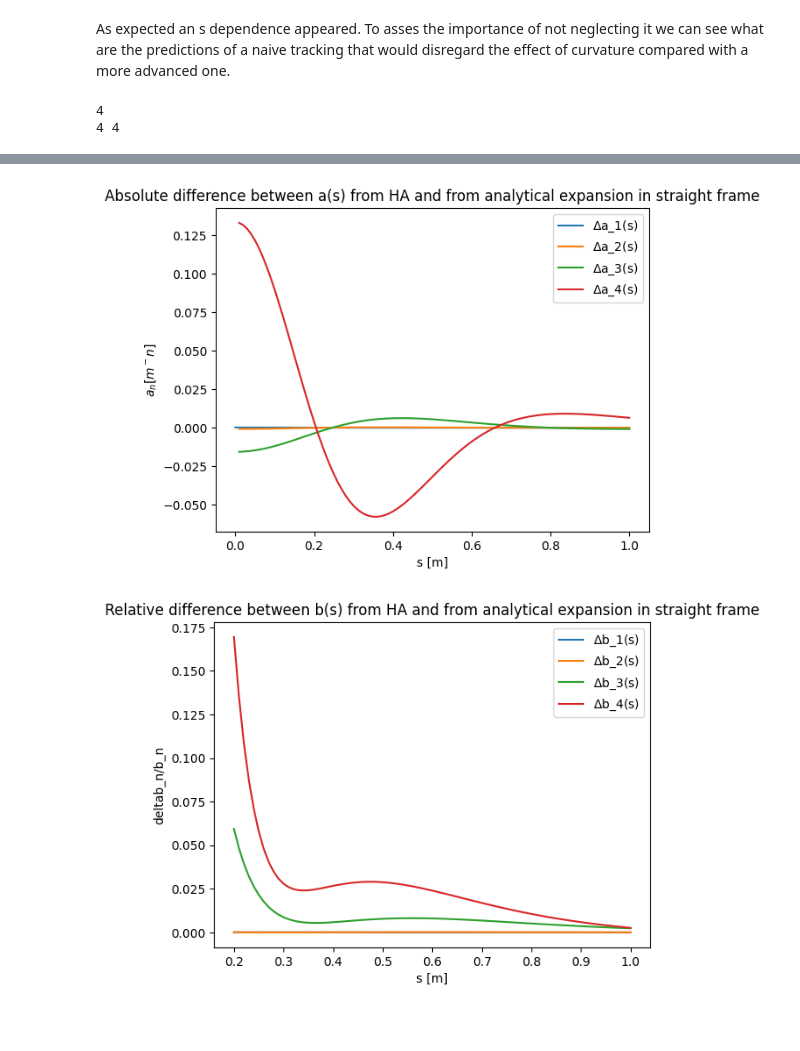
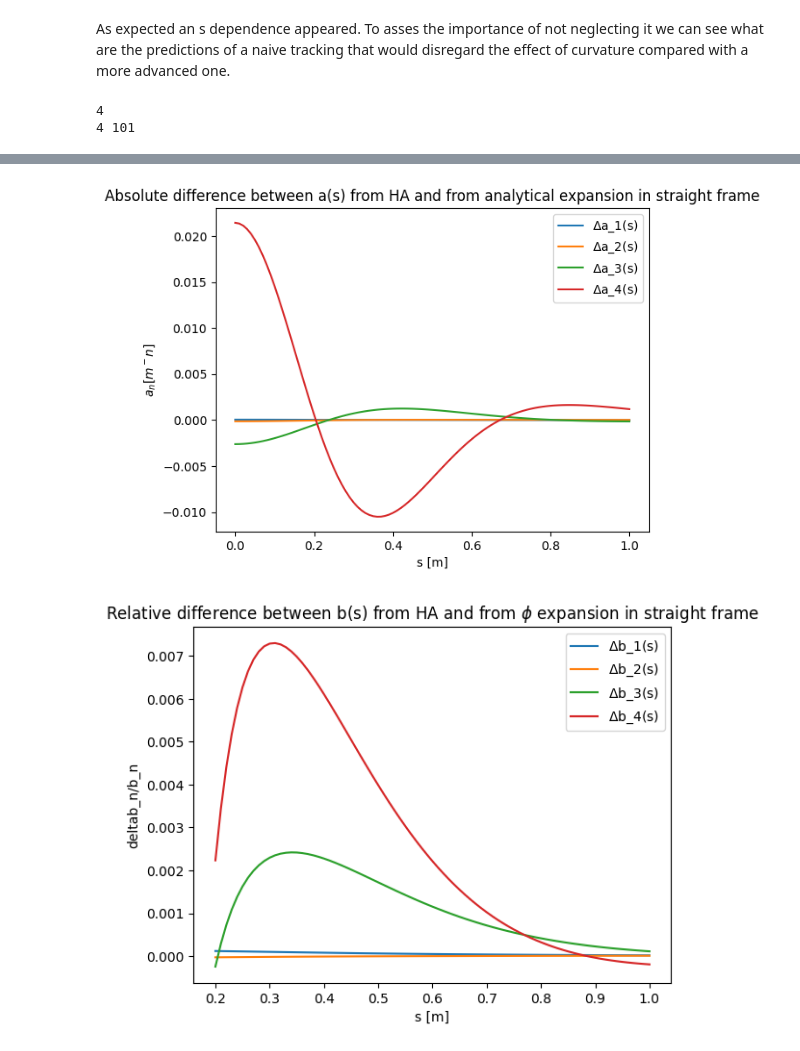
Before and after one commit to marcoliniF/bpmeth, a Jupyter notebook: preliminaryTrials/3.3phi_transform.ipynb, the cells around one changed output, grey strips where cells are left out. Saved outputs shown, nothing was run; the diff lists cells and outputs as text; code cells hidden in the pictures; blank space fills up the shorter version.

Commit message:
added reconstruction of the field map

```diff
--- a/preliminaryTrials/3.3phi_transform.ipynb
+++ b/preliminaryTrials/3.3phi_transform.ipynb
@@ -5,8 +5,8 @@ import xtrack as xt
 import bpmeth
 import sympy as sp
 # %%
-a_curved = [1,3]#["1.2-0.3*s","1-s**2"]
-b_curved = [1,"4-s**4"]
+a_curved = [2,3]#"1.2-0.3*s"]#"1-s**2"]
+b_curved = [1,4]#"4-s**4"]
 h= b_curved[0] #considering normalization B/Brho=1/rho=h
 # %% [markdown]
 Then work at the level of the scalar potential because being a scalar it is invariant under change of frame (only the coordinates change). Because of this we can move to the straight frame and perform a harmonic analysis, checking how the a,b coefficients look in that frame.
@@ -166,9 +171,10 @@ print(Bxstraight_ana_array.shape)
 datastraightfm = np.column_stack((Xstraight.flatten(), Ystraight.flatten(), Sstraight.flatten(), Bxstraight_ana_array.flatten(), Bystraight_ana_array.flatten(), Bsstraight_ana_array.flatten()))
 #fm_straight = bpmeth.fieldmaps.Fieldmap(datastraightfm)
 #before making the HA, sample the field on a cylindrical grid
-ntheta=128
-nr=40
-def interp_cartesian_to_cylindrical(cart_fieldmap, x_1d, y_1d, s_1d, rmin=0.001, rmax=0.4, nr=128,ntheta=256, ns=40):
+ntheta=256
+nr=100
+
+def interp_cartesian_to_cylindrical(cart_fieldmap, x_1d, y_1d, s_1d, rmin=0.01, rmax=0.4, nr=nr,ntheta=ntheta, ns=ns):
     """
     Convert Cartesian fieldmap to cylindrical
     Parameters
@@ -223,7 +229,7 @@ def interp_cartesian_to_cylindrical(cart_fieldmap, x_1d, y_1d, s_1d, rmin=0.001,
         fields[name] = interp(query_pts).reshape(nr, ntheta, ns)
 
     return rr, theta_1d, fields
-rr, theta_1d, cylfieldatadict= interp_cartesian_to_cylindrical(datastraightfm, x_1d=xstraightarray, y_1d=ystraightarray, s_1d=sstraightarray, rmin=0.001, rmax=0.5, nr=nr, ntheta=ntheta, ns=ns)
+rr, theta_1d, cylfieldatadict= interp_cartesian_to_cylindrical(datastraightfm, x_1d=xstraightarray, y_1d=ystraightarray, s_1d=sstraightarray, rmin=0.01, rmax=0.4, nr=nr, ntheta=ntheta, ns=ns)
 rarr, tarr, sarr = np.meshgrid(rr, theta_1d, sstraightarray, indexing='ij')
 cylfieldmapdatastack= np.column_stack([rarr.ravel(), tarr.ravel(), sarr.ravel(), cylfieldatadict['Bx'].ravel(), cylfieldatadict['By'].ravel(), cylfieldatadict['Bs'].ravel()])
 # %% [output]
@@ -254,7 +260,7 @@ As expected an s dependence appeared. To asses the importance of not neglecting
 # %%
 commonsize=min(bstraightofs[0].size,b_vals.T[0].size)
 print(commonsize)
-print(bstraightofs[0].size, b_vals.T[0].size)
+print(bstraightofs[0].size, bstraightofs.T[0].size)
 deltab=b_vals[:commonsize,:]-bstraightofs.T[:commonsize,:]
 for i, d in enumerate(deltab[:commonsize]):
     plt.plot(svals, d, label=f"$\Delta b_{i+1}(s)$")
@@ -279,7 +285,7 @@ for i, d in enumerate(reldeltab[:commonsize]):
 
 plt.xlabel('s [m]')
 plt.ylabel('deltab_n/b_n')
-plt.title('Relative difference between b(s) from HA and from analytical expansion in straight frame')
+plt.title('Relative difference between b(s) from HA and from $\phi$ expansion in straight frame')
 plt.legend()
 plt.show()
 
@@ -289,9 +295,9 @@ for i, d in enumerate(reldeltaa[:commonsize]):
 
 plt.xlabel('s [m]')
 plt.ylabel('deltab_n/b_n')
-plt.title('Relative difference between a(s) from HA and from analytical expansion in straight frame')
+plt.title('Relative difference between a(s) from HA and from $\phi$ expansion in straight frame')
 plt.legend()
 plt.show()
 # %% [output]
 4
-4 4
+4 101
@@ -299,2 +305,2 @@ plt.show()
-[figure, old version]
+[figure, new version]
-[figure, old version]
+[figure, new version]
```
Also changed, not shown: parts of 12 cells of this notebook.
